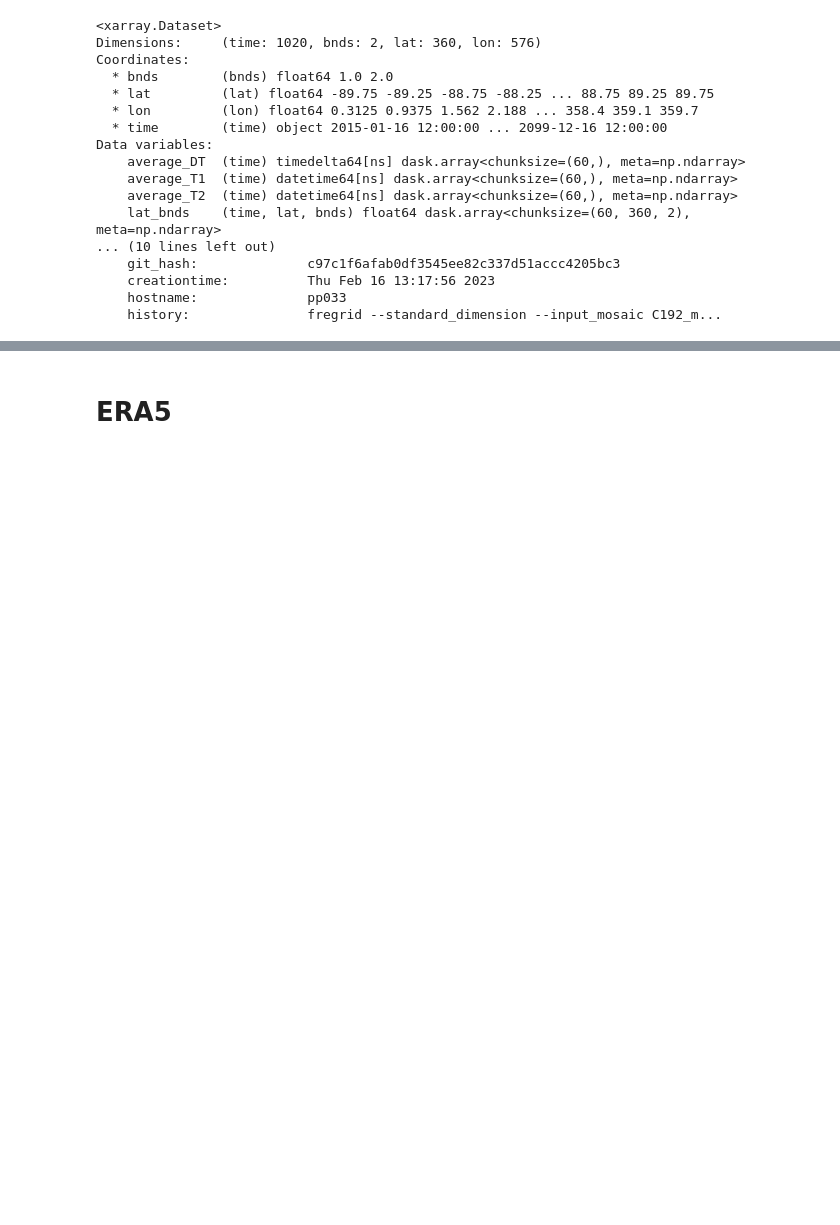
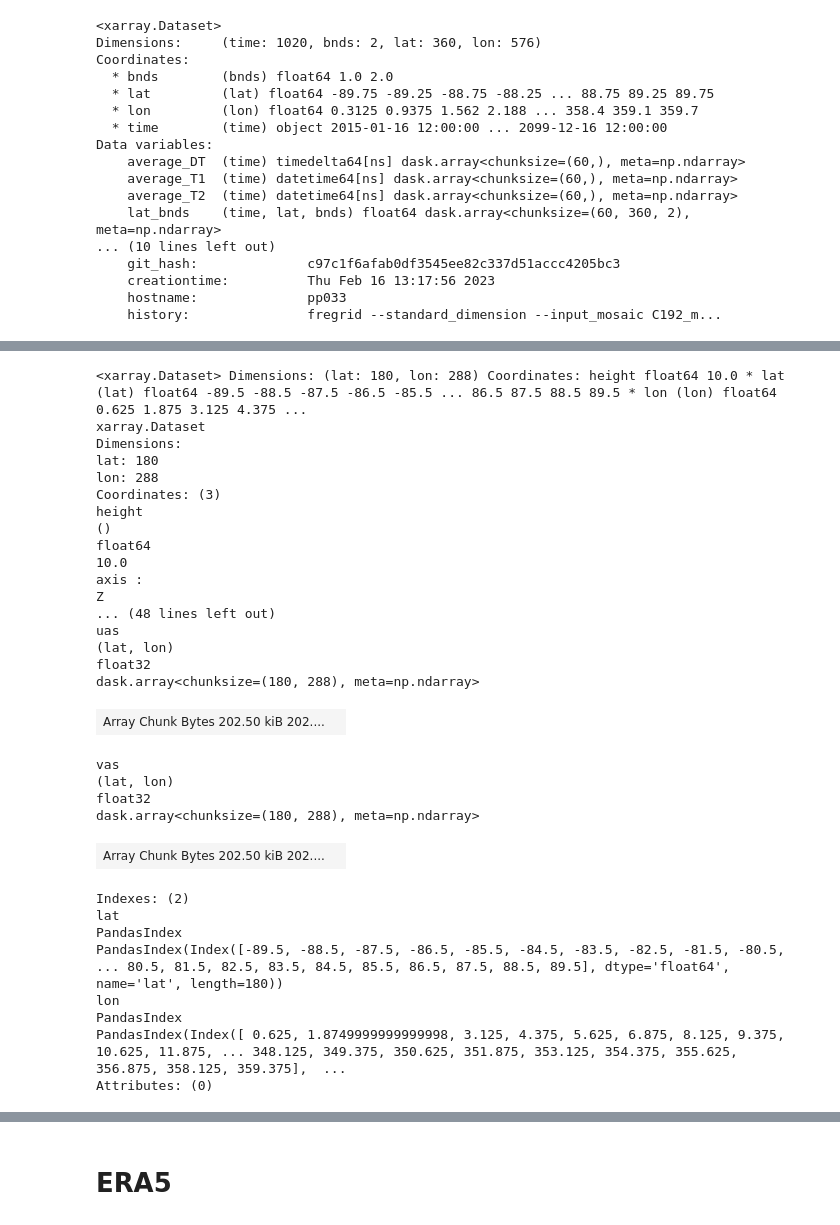
Before and after one commit to gewoolslayer/testing_katabatic_winds, a Jupyter notebook: mega_bar_plot.ipynb, the cells around one changed output, grey strips where cells are left out. Drawn from its saved outputs; the diff is of its cells as text; code cells hidden in the pictures; blank space fills up the shorter version.

```diff
--- a/mega_bar_plot.ipynb
+++ b/mega_bar_plot.ipynb
@@ -387,0 +788,44 @@ Data variables:
+# %%
+mergedwindse4 = xr.merge([uase4,vase4])
+esm4_xmerge=mergedwindse4.lon
+esm4_ymerge=mergedwindse4.lat
+esm4_umerge=mergedwindse4.uas
+esm4_vmerge=mergedwindse4.vas
+esm4_speed_merge=np.sqrt(np.square(esm4_umerge) + np.square(esm4_vmerge))
+esm4_speed_merge
+#wind speed around antarctica
+
+esm4_timeaveragemerge = mergedwindse4.sel(time=slice('1995-01-16','2014-12-16')).mean(dim='time')
+esm4_timeaveragemerge
+# %% [output]
+<xarray.Dataset> Dimensions: (lat: 180, lon: 288) Coordinates: height float64 10.0 * lat (lat) float64 -89.5 -88.5 -87.5 -86.5 -85.5 ... 86.5 87.5 88.5 89.5 * lon (lon) float64 0.625 1.875 3.125 4.375 ...
+xarray.Dataset
+Dimensions:
+lat: 180
+lon: 288
+Coordinates: (3)
+height
+()
+float64
+10.0
+axis :
+Z
+... (48 lines left out)
+uas
+(lat, lon)
+float32
+dask.array<chunksize=(180, 288), meta=np.ndarray>
+| Array Chunk Bytes 202.50 kiB 202.... |  |
+vas
+(lat, lon)
+float32
+dask.array<chunksize=(180, 288), meta=np.ndarray>
+| Array Chunk Bytes 202.50 kiB 202.... |  |
+Indexes: (2)
+lat
+PandasIndex
+PandasIndex(Index([-89.5, -88.5, -87.5, -86.5, -85.5, -84.5, -83.5, -82.5, -81.5, -80.5, ... 80.5, 81.5, 82.5, 83.5, 84.5, 85.5, 86.5, 87.5, 88.5, 89.5], dtype='float64', name='lat', length=180))
+lon
+PandasIndex
+PandasIndex(Index([ 0.625, 1.8749999999999998, 3.125, 4.375, 5.625, 6.875, 8.125, 9.375, 10.625, 11.875, ... 348.125, 349.375, 350.625, 351.875, 353.125, 354.375, 355.625, 356.875, 358.125, 359.375],  ...
+Attributes: (0)
```
Also changed, not shown: parts of 100 cells of this notebook.
